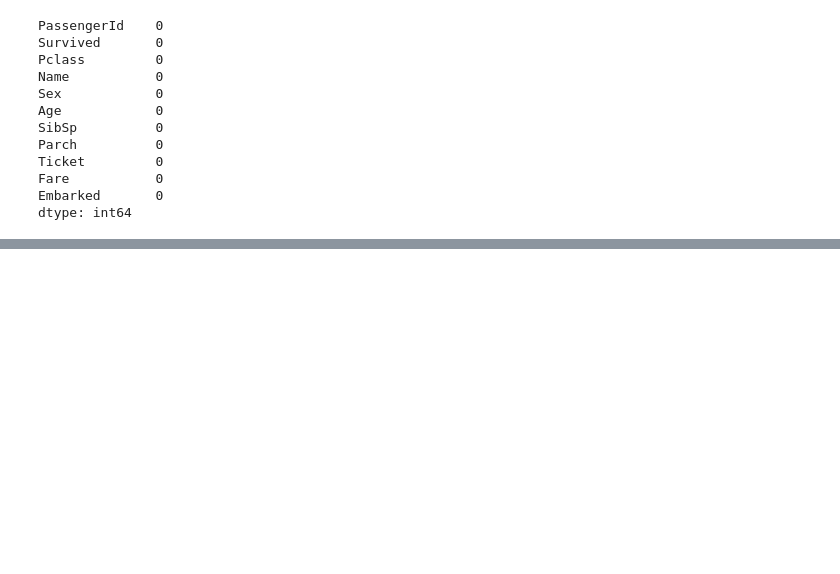
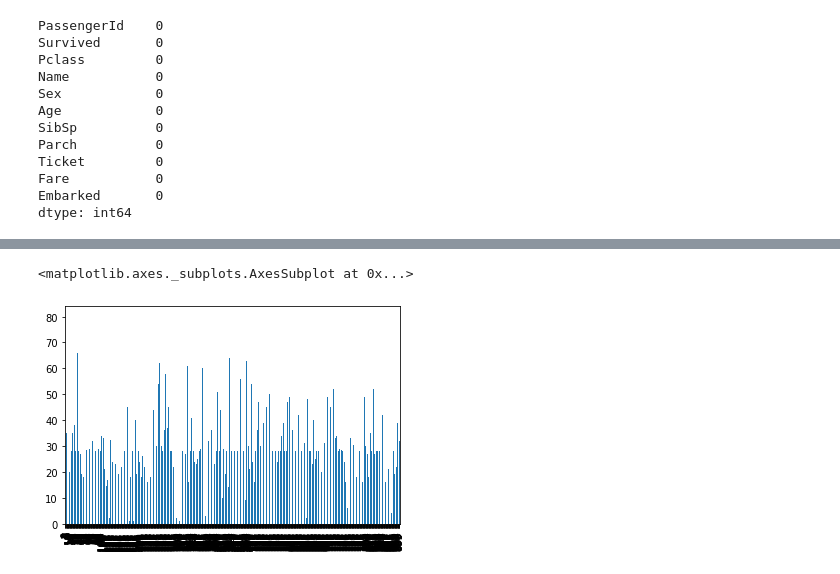
Before and after one commit to divsal009/div, a Jupyter notebook: Pandas.ipynb, the cells around one changed output, grey strips where cells are left out. Saved outputs shown, nothing was run; the diff lists cells and outputs as text; code cells hidden in the pictures; blank space fills up the shorter version.

```diff
--- a/Pandas.ipynb
+++ b/Pandas.ipynb
@@ -406,0 +417,5 @@ dtype: int64
+# %%
+titanic_data['Age'].plot(kind='bar')
+# %% [output]
+<matplotlib.axes._subplots.AxesSubplot at 0x...>
+[figure, added]
```
Also changed, not shown: parts of 7 cells of this notebook.
